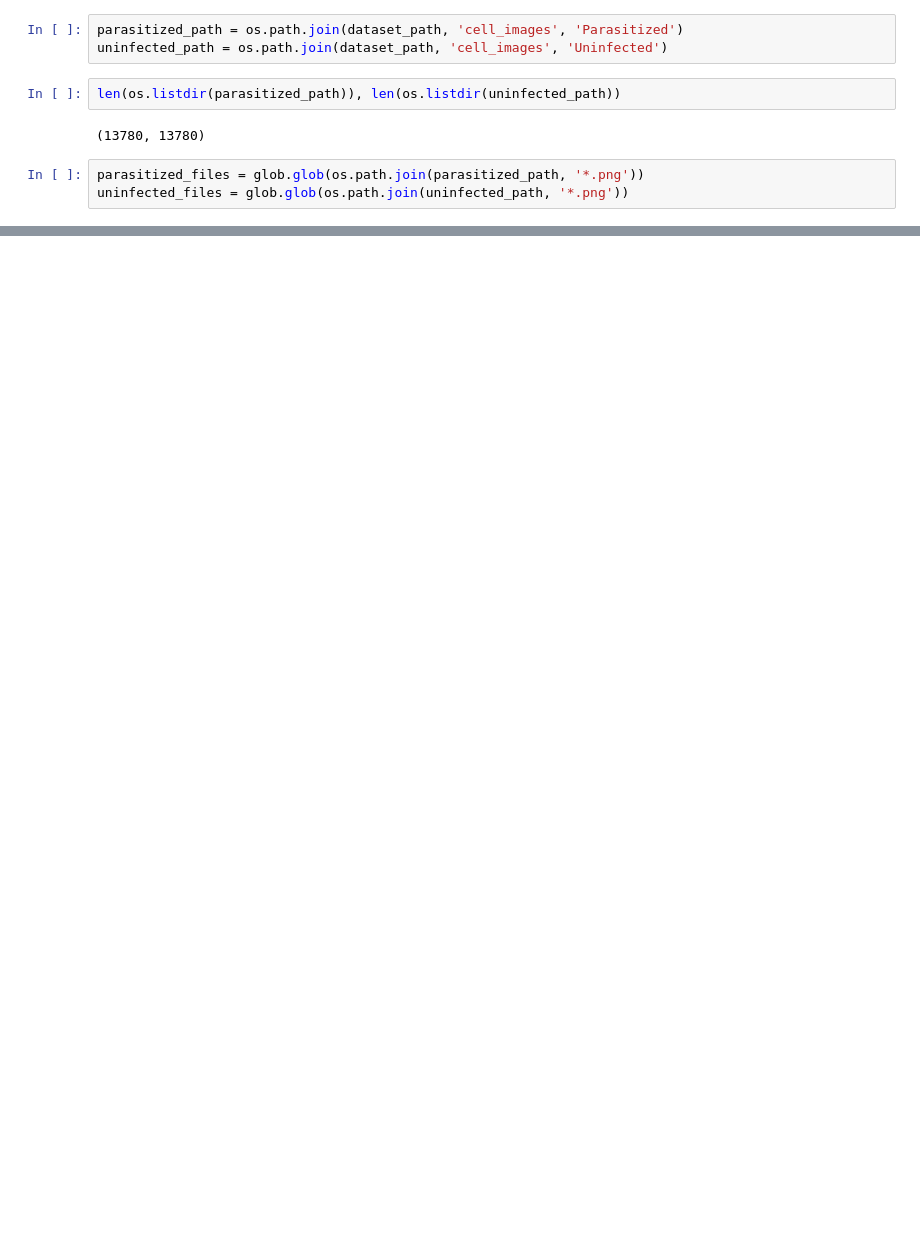
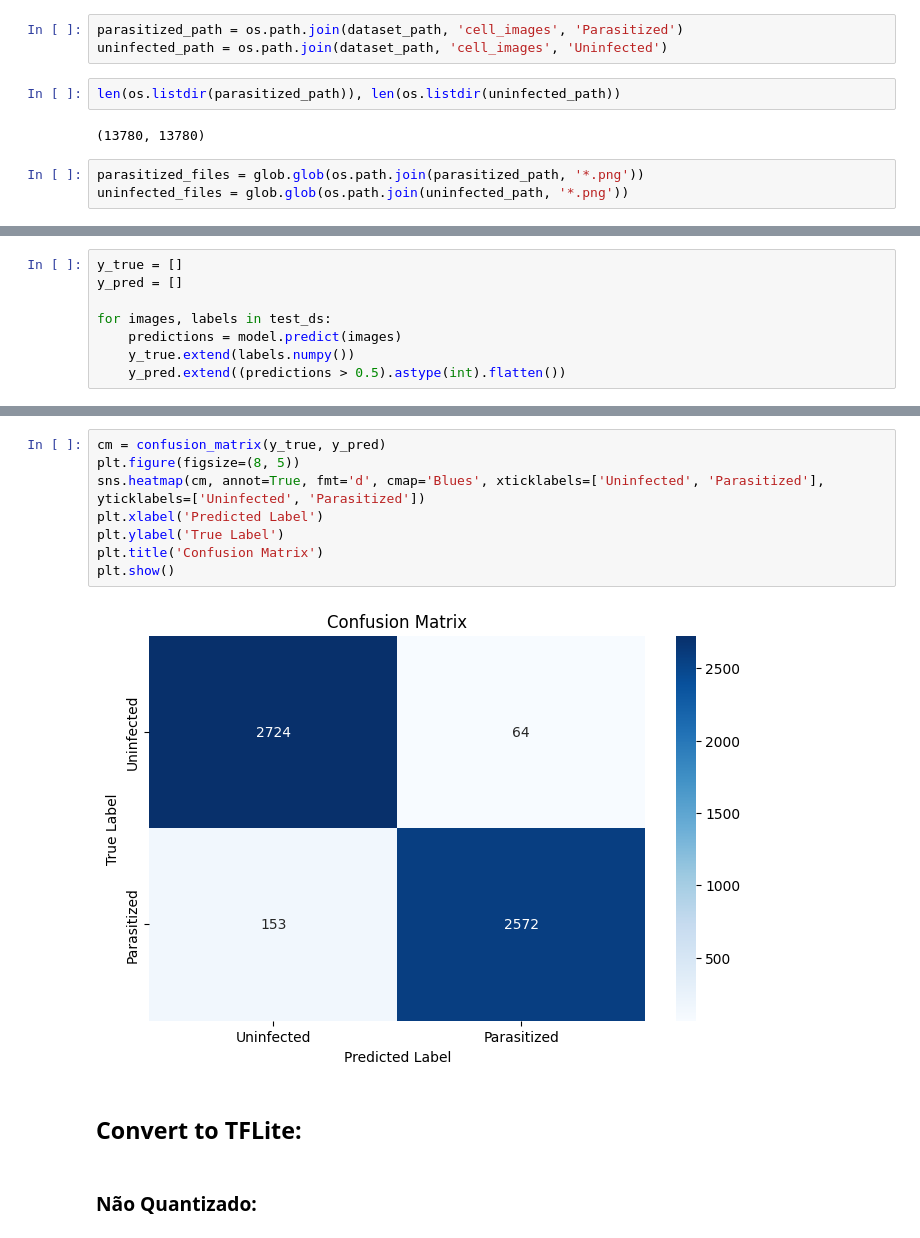
Before and after one commit to Roldao-Neto/Malaria-Detection-on-Raspberry-Pi-Zero-2W, a Jupyter notebook: model_dev.ipynb, the cells around one changed output, grey strips where cells are left out. Drawn from its saved outputs; the diff is of its cells as text; blank space fills up the shorter version.

```diff
--- a/model_dev.ipynb
+++ b/model_dev.ipynb
@@ -566,0 +333,8 @@ plt.show()
+# %%
+y_true = []
+y_pred = []
+
+for images, labels in test_ds:
+    predictions = model.predict(images)
+    y_true.extend(labels.numpy())
+    y_pred.extend((predictions > 0.5).astype(int).flatten())
@@ -566,0 +370,14 @@ plt.show()
+# %%
+cm = confusion_matrix(y_true, y_pred)
+plt.figure(figsize=(8, 5))
+sns.heatmap(cm, annot=True, fmt='d', cmap='Blues', xticklabels=['Uninfected', 'Parasitized'], yticklabels=['Uninfected', 'Parasitized'])
+plt.xlabel('Predicted Label')
+plt.ylabel('True Label')
+plt.title('Confusion Matrix')
+plt.show()
+# %% [output]
+[figure, added]
+# %% [markdown]
+## Convert to TFLite:
+# %% [markdown]
+### Não Quantizado:
```
Also changed, not shown: parts of 97 cells of this notebook, 5 other files.
